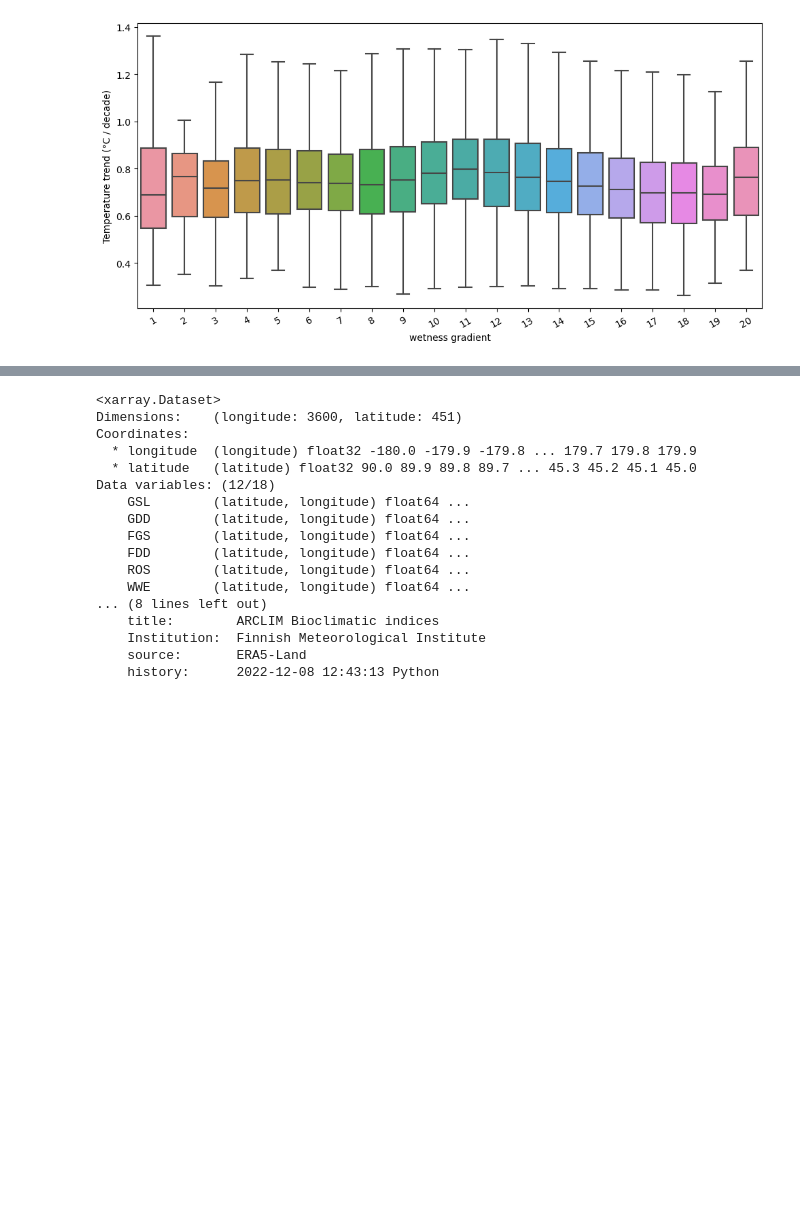
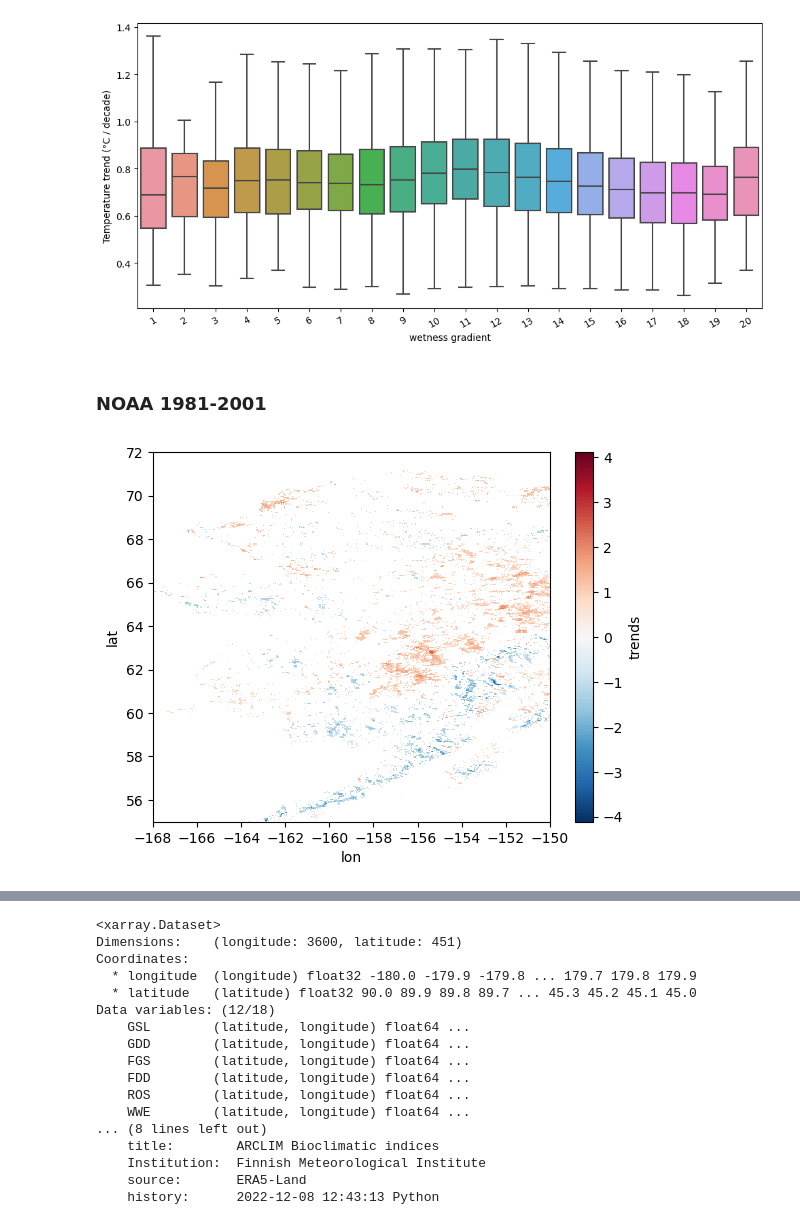
Before and after one commit to soniajdupuis/PhD_analysis, a Jupyter notebook: Paper_3_Analysis/box_plots.ipynb, the cells around one changed output, grey strips where cells are left out. Drawn from its saved outputs; the diff is of its cells as text; code cells hidden in the pictures; blank space fills up the shorter version.

```diff
--- a/Paper_3_Analysis/box_plots.ipynb
+++ b/Paper_3_Analysis/box_plots.ipynb
@@ -373,3 +366,13 @@ plt.show()
 # different grouping !
 # %% [output]
 [figure]
+# %% [markdown]
+### NOAA 1981-2001
+# %%
+trends_noaa_1981_2001 = xr.open_dataset('significant_trends_noaa_1981_2001.nc')
+# %%
+trends_noaa_1981_2001['trends'] = trends_noaa_1981_2001['__xarray_dataarray_variable__'] *10
+# %%
+trends_noaa_1981_2001['trends'].plot();
+# %% [output]
+[figure, added]
```
Also changed, not shown: parts of 27 cells of this notebook, 1 other file.
